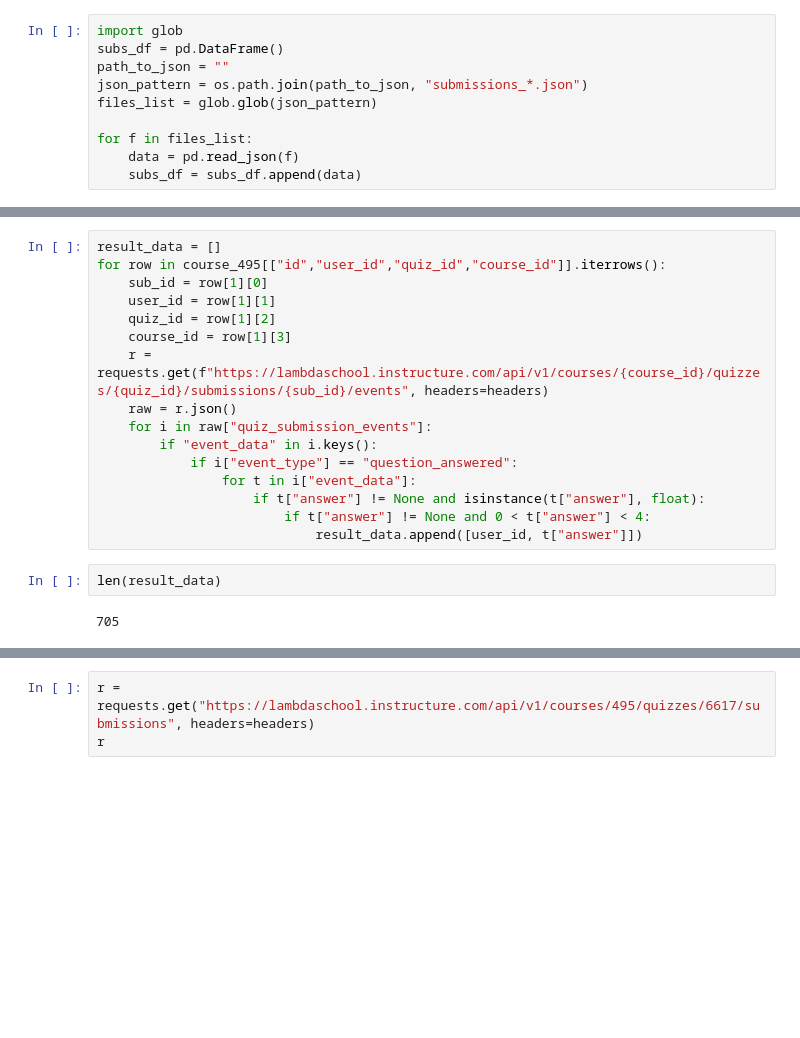
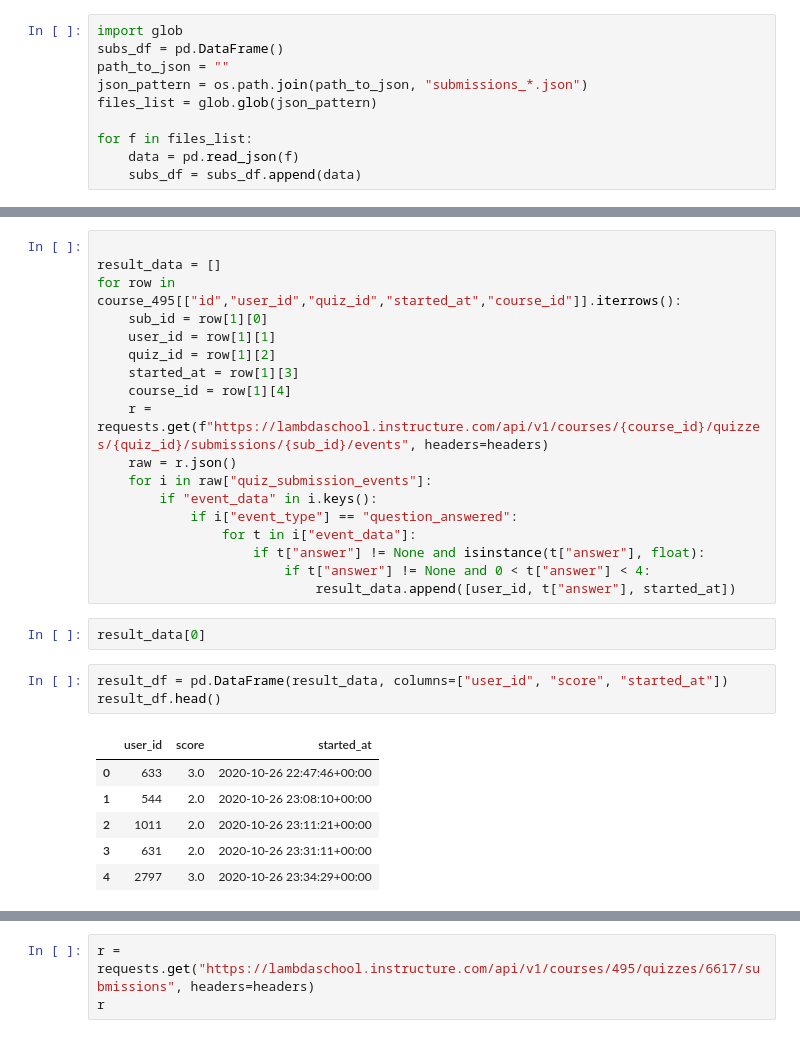
Before and after one commit to GwenStacey/Canvas-Data, a Jupyter notebook: canvas_data/m-m.ipynb, the cells around one changed output, grey strips where cells are left out. Drawn from its saved outputs; the diff is of its cells as text; blank space fills up the shorter version.

```diff
--- a/canvas_data/m-m.ipynb
+++ b/canvas_data/m-m.ipynb
@@ -219,10 +133,12 @@ course_495
 # %%
+
 result_data = []
-for row in course_495[["id","user_id","quiz_id","course_id"]].iterrows():
+for row in course_495[["id","user_id","quiz_id","started_at","course_id"]].iterrows():
     sub_id = row[1][0]
     user_id = row[1][1]
     quiz_id = row[1][2]
-    course_id = row[1][3]
+    started_at = row[1][3]
+    course_id = row[1][4]
     r = requests.get(f"https://lambdaschool.instructure.com/api/v1/courses/{course_id}/quizzes/{quiz_id}/submissions/{sub_id}/events", headers=headers)
     raw = r.json()
     for i in raw["quiz_submission_events"]:
@@ -231,8 +147,16 @@ for row in course_495[["id","user_id","quiz_id","course_id"]].iterrows():
                 for t in i["event_data"]:
                     if t["answer"] != None and isinstance(t["answer"], float):
                         if t["answer"] != None and 0 < t["answer"] < 4:
-                            result_data.append([user_id, t["answer"]])
+                            result_data.append([user_id, t["answer"], started_at])
-# %%
-len(result_data)
-# %% [output]
-705
+# %%
+result_data[0]
+# %%
+result_df = pd.DataFrame(result_data, columns=["user_id", "score", "started_at"])
+result_df.head()
+# %% [output]
+|  | user_id | score | started_at |
+| 0 | 633 | 3.0 | 2020-10-26 22:47:46+00:00 |
+| 1 | 544 | 2.0 | 2020-10-26 23:08:10+00:00 |
+| 2 | 1011 | 2.0 | 2020-10-26 23:11:21+00:00 |
+| 3 | 631 | 2.0 | 2020-10-26 23:31:11+00:00 |
+| 4 | 2797 | 3.0 | 2020-10-26 23:34:29+00:00 |
```
Also changed, not shown: parts of 29 cells of this notebook.
